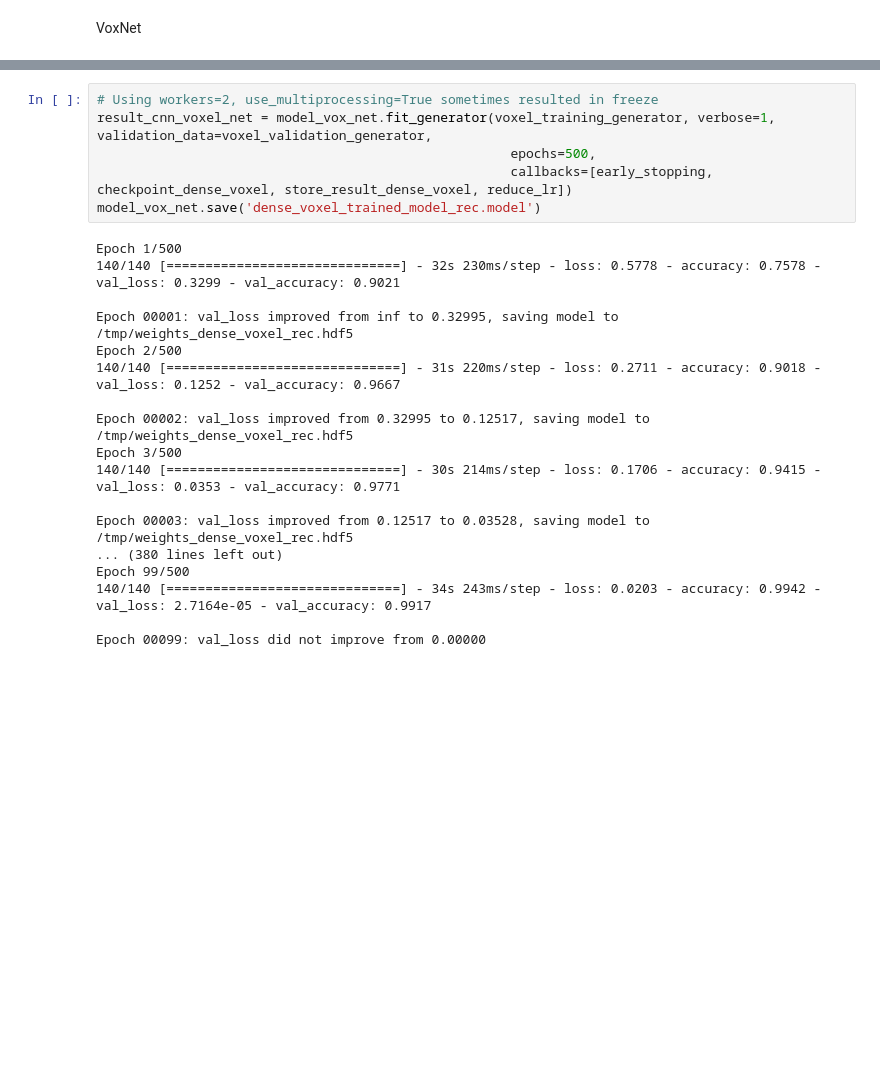
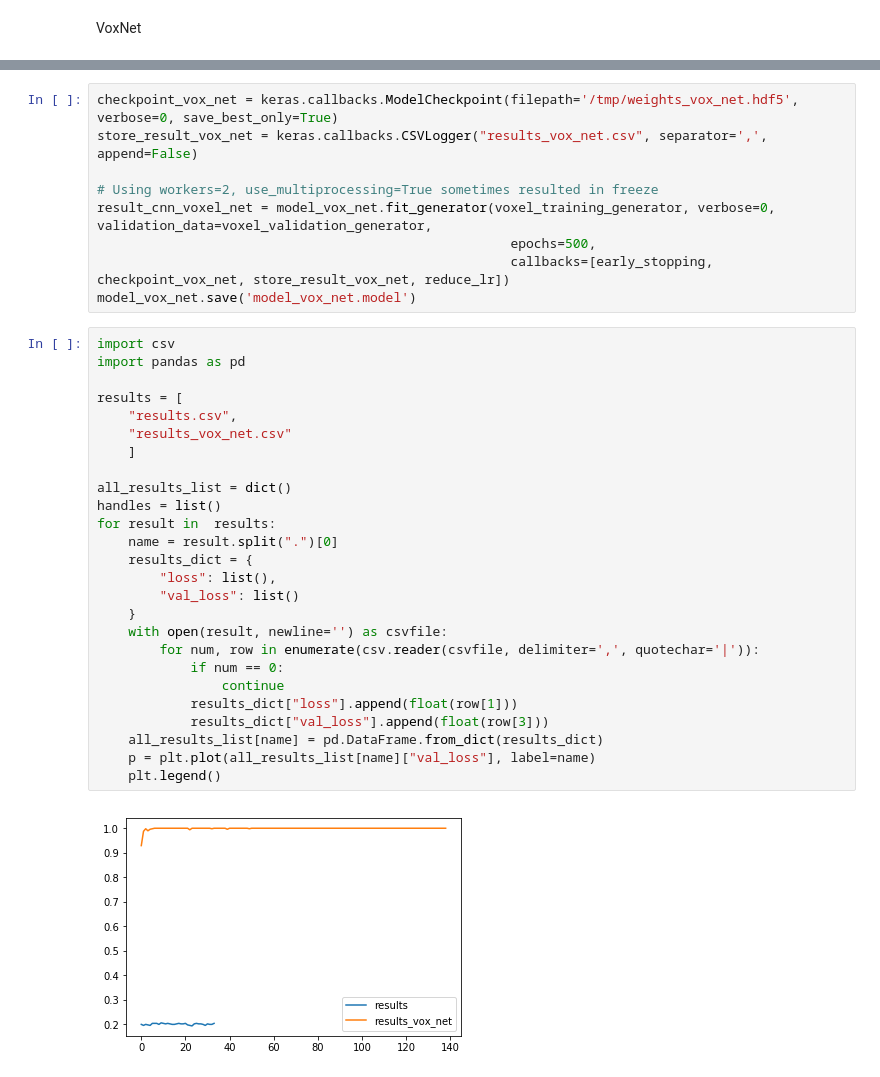
Before and after one commit to p4vv37/3dml, a Jupyter notebook: 3_recognize_objects/3d_recognise.ipynb, the cells around one changed output, grey strips where cells are left out. Saved outputs shown, nothing was run; the diff lists cells and outputs as text; blank space fills up the shorter version.

```diff
--- a/3_recognize_objects/3d_recognise.ipynb
+++ b/3_recognize_objects/3d_recognise.ipynb
@@ -474,26 +503,39 @@ Trainable params: 917,221
 Non-trainable params: 0
 _________________________________________________________________
 # %%
+checkpoint_vox_net = keras.callbacks.ModelCheckpoint(filepath='/tmp/weights_vox_net.hdf5', verbose=0, save_best_only=True)
+store_result_vox_net = keras.callbacks.CSVLogger("results_vox_net.csv", separator=',', append=False)
+
 # Using workers=2, use_multiprocessing=True sometimes resulted in freeze
-result_cnn_voxel_net = model_vox_net.fit_generator(voxel_training_generator, verbose=1, validation_data=voxel_validation_generator,
+result_cnn_voxel_net = model_vox_net.fit_generator(voxel_training_generator, verbose=0, validation_data=voxel_validation_generator,
                                                      epochs=500,
-                                                     callbacks=[early_stopping, checkpoint_dense_voxel, store_result_dense_voxel, reduce_lr])
-model_vox_net.save('dense_voxel_trained_model_rec.model')
+                                                     callbacks=[early_stopping, checkpoint_vox_net, store_result_vox_net, reduce_lr])
+model_vox_net.save('model_vox_net.model')
-# %% [output]
-Epoch 1/500
-140/140 [==============================] - 32s 230ms/step - loss: 0.5778 - accuracy: 0.7578 - val_loss: 0.3299 - val_accuracy: 0.9021
-
-Epoch 00001: val_loss improved from inf to 0.32995, saving model to /tmp/weights_dense_voxel_rec.hdf5
-Epoch 2/500
-140/140 [==============================] - 31s 220ms/step - loss: 0.2711 - accuracy: 0.9018 - val_loss: 0.1252 - val_accuracy: 0.9667
-
-Epoch 00002: val_loss improved from 0.32995 to 0.12517, saving model to /tmp/weights_dense_voxel_rec.hdf5
-Epoch 3/500
-140/140 [==============================] - 30s 214ms/step - loss: 0.1706 - accuracy: 0.9415 - val_loss: 0.0353 - val_accuracy: 0.9771
-
-Epoch 00003: val_loss improved from 0.12517 to 0.03528, saving model to /tmp/weights_dense_voxel_rec.hdf5
-... (380 lines left out)
-Epoch 99/500
-140/140 [==============================] - 34s 243ms/step - loss: 0.0203 - accuracy: 0.9942 - val_loss: 2.7164e-05 - val_accuracy: 0.9917
-
-Epoch 00099: val_loss did not improve from 0.00000
+# %%
+import csv
+import pandas as pd
+
+results = [
+    "results.csv",
+    "results_vox_net.csv"
+    ]
+
+all_results_list = dict()
+handles = list()
+for result in  results:
+    name = result.split(".")[0]
+    results_dict = {
+        "loss": list(),
+        "val_loss": list()
+    }
+    with open(result, newline='') as csvfile:
+        for num, row in enumerate(csv.reader(csvfile, delimiter=',', quotechar='|')):
+            if num == 0:
+                continue
+            results_dict["loss"].append(float(row[1]))
+            results_dict["val_loss"].append(float(row[3]))
+    all_results_list[name] = pd.DataFrame.from_dict(results_dict)
+    p = plt.plot(all_results_list[name]["val_loss"], label=name)
+    plt.legend()
+# %% [output]
+[figure, added]
```
Also changed, not shown: parts of 9 cells of this notebook, 5 other files.
